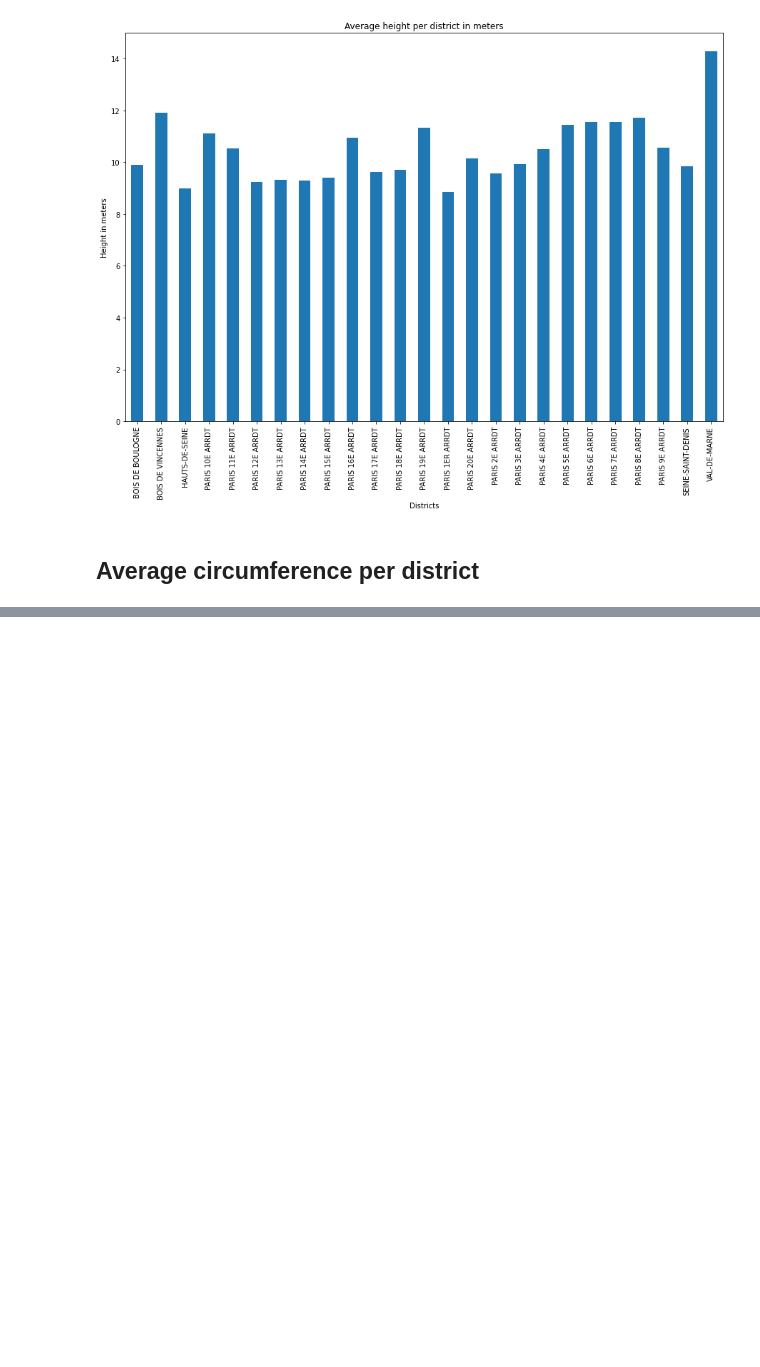
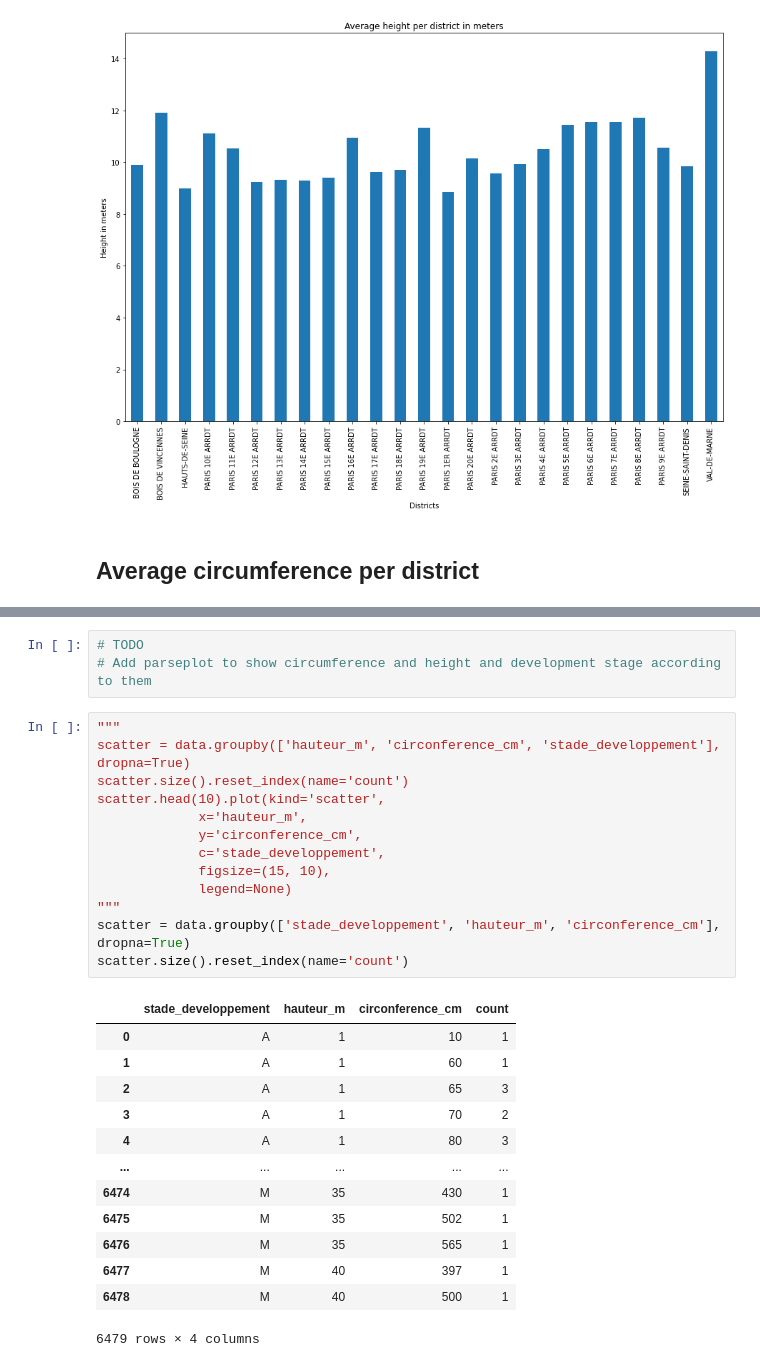
Before and after one commit to lynda-trad/Paris-Trees, a Jupyter notebook: Trees-of-Paris.ipynb, the cells around one changed output, grey strips where cells are left out. Drawn from its saved outputs; the diff is of its cells as text; blank space fills up the shorter version.

```diff
--- a/Trees-of-Paris.ipynb
+++ b/Trees-of-Paris.ipynb
@@ -476,3 +454,33 @@ plt.savefig("./resources/average_circumference_per_district.png")
 plt.show()
 # %% [output]
 [figure]
+# %%
+# TODO
+# Add parseplot to show circumference and height and development stage according to them
+# %%
+"""
+scatter = data.groupby(['hauteur_m', 'circonference_cm', 'stade_developpement'], dropna=True)
+scatter.size().reset_index(name='count')
+scatter.head(10).plot(kind='scatter',
+             x='hauteur_m',
+             y='circonference_cm',
+             c='stade_developpement',
+             figsize=(15, 10),
+             legend=None)
+"""
+scatter = data.groupby(['stade_developpement', 'hauteur_m', 'circonference_cm'], dropna=True)
+scatter.size().reset_index(name='count')
+# %% [output]
+|  | stade_developpement | hauteur_m | circonference_cm | count |
+| 0 | A | 1 | 10 | 1 |
+| 1 | A | 1 | 60 | 1 |
+| 2 | A | 1 | 65 | 3 |
+| 3 | A | 1 | 70 | 2 |
+| 4 | A | 1 | 80 | 3 |
+| ... | ... | ... | ... | ... |
+| 6474 | M | 35 | 430 | 1 |
+| 6475 | M | 35 | 502 | 1 |
+| 6476 | M | 35 | 565 | 1 |
+| 6477 | M | 40 | 397 | 1 |
+| 6478 | M | 40 | 500 | 1 |
+6479 rows × 4 columns
```
Also changed, not shown: parts of 22 cells of this notebook.
